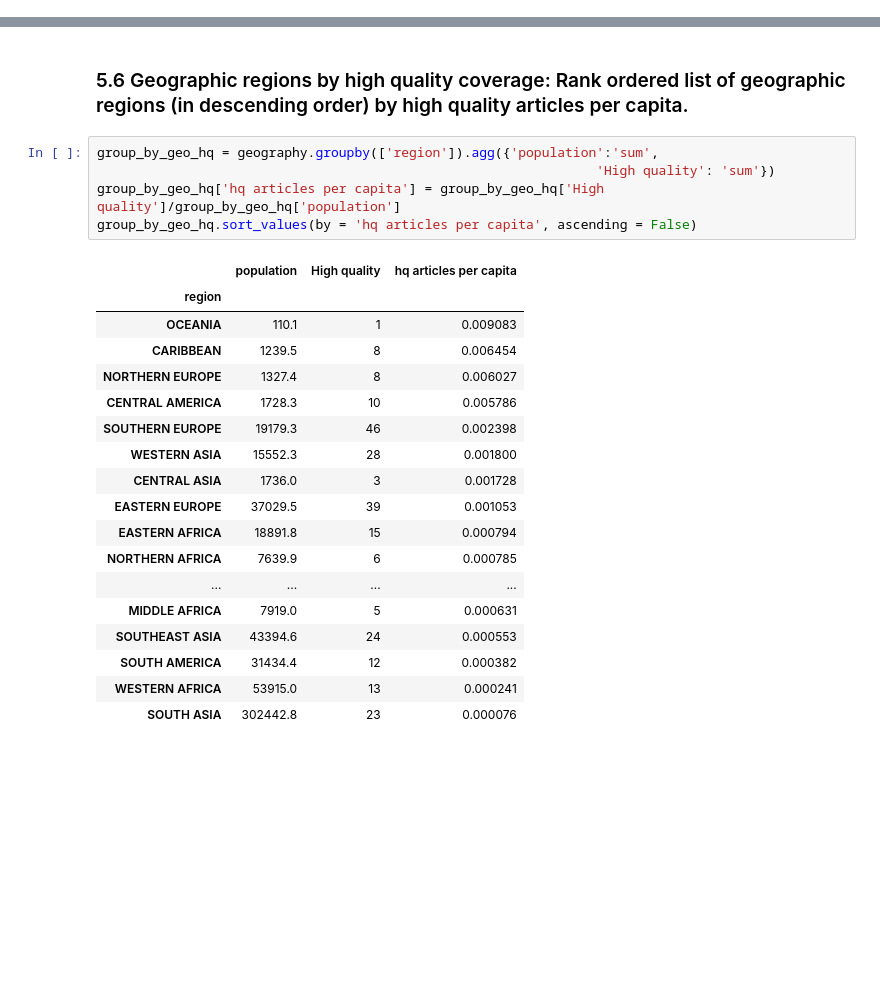
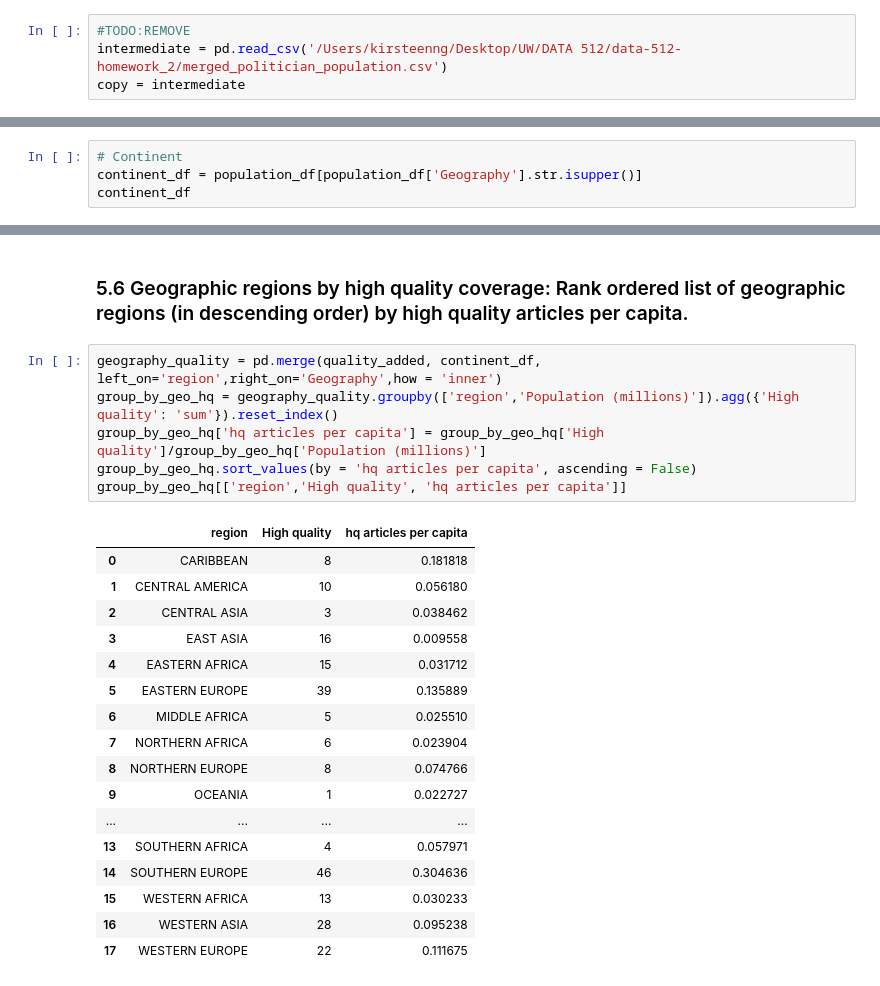
Before and after one commit to Kirsteenng/Human-Centered-Design, a Jupyter notebook: data-512-homework_2/HW2.ipynb, the cells around one changed output, grey strips where cells are left out. Cells and saved outputs as stored; diff of their text form; blank space fills up the shorter version.

```diff
--- a/data-512-homework_2/HW2.ipynb
+++ b/data-512-homework_2/HW2.ipynb
@@ -312,6 +312,10 @@ bottom_10_coverage
 # %% [markdown]
 ### Studying countries with high quality articles.
 First lets label the articles based on the predicted ranking. GA or FA is considered High quality and label as 1 and others are Not High and labelled as 0.
+# %%
+#TODO:REMOVE
+intermediate = pd.read_csv('/Users/kirsteenng/Desktop/UW/DATA 512/data-512-homework_2/merged_politician_population.csv')
+copy = intermediate
 # %%
 quality_added = copy
 quality_added = quality_added[quality_added['population'] > 0]
@@ -369,0 +374,4 @@ bottom_10_quality
+# %%
+# Continent
+continent_df = population_df[population_df['Geography'].str.isupper()]
+continent_df
@@ -395,26 +421,26 @@ group_by_geo.sort_values(by = 'total articles per capita', ascending = False)
 # %% [markdown]
 ### 5.6 Geographic regions by high quality coverage: Rank ordered list of geographic regions (in descending order) by high quality articles per capita.
 # %%
-group_by_geo_hq = geography.groupby(['region']).agg({'population':'sum',
-                                                                'High quality': 'sum'})
-group_by_geo_hq['hq articles per capita'] = group_by_geo_hq['High quality']/group_by_geo_hq['population']
+geography_quality = pd.merge(quality_added, continent_df, left_on='region',right_on='Geography',how = 'inner')
+group_by_geo_hq = geography_quality.groupby(['region','Population (millions)']).agg({'High quality': 'sum'}).reset_index()
+group_by_geo_hq['hq articles per capita'] = group_by_geo_hq['High quality']/group_by_geo_hq['Population (millions)']
 group_by_geo_hq.sort_values(by = 'hq articles per capita', ascending = False)
+group_by_geo_hq[['region','High quality', 'hq articles per capita']]
 # %% [output]
-|  | population | High quality | hq articles per capita |
-| region |  |  |  |
-| OCEANIA | 110.1 | 1 | 0.009083 |
-| CARIBBEAN | 1239.5 | 8 | 0.006454 |
-| NORTHERN EUROPE | 1327.4 | 8 | 0.006027 |
-| CENTRAL AMERICA | 1728.3 | 10 | 0.005786 |
-| SOUTHERN EUROPE | 19179.3 | 46 | 0.002398 |
-| WESTERN ASIA | 15552.3 | 28 | 0.001800 |
-| CENTRAL ASIA | 1736.0 | 3 | 0.001728 |
-| EASTERN EUROPE | 37029.5 | 39 | 0.001053 |
-| EASTERN AFRICA | 18891.8 | 15 | 0.000794 |
-| NORTHERN AFRICA | 7639.9 | 6 | 0.000785 |
+|  | region | High quality | hq articles per capita |
+| 0 | CARIBBEAN | 8 | 0.181818 |
+| 1 | CENTRAL AMERICA | 10 | 0.056180 |
+| 2 | CENTRAL ASIA | 3 | 0.038462 |
+| 3 | EAST ASIA | 16 | 0.009558 |
+| 4 | EASTERN AFRICA | 15 | 0.031712 |
+| 5 | EASTERN EUROPE | 39 | 0.135889 |
+| 6 | MIDDLE AFRICA | 5 | 0.025510 |
+| 7 | NORTHERN AFRICA | 6 | 0.023904 |
+| 8 | NORTHERN EUROPE | 8 | 0.074766 |
+| 9 | OCEANIA | 1 | 0.022727 |
 | ... | ... | ... | ... |
-| MIDDLE AFRICA | 7919.0 | 5 | 0.000631 |
-| SOUTHEAST ASIA | 43394.6 | 24 | 0.000553 |
-| SOUTH AMERICA | 31434.4 | 12 | 0.000382 |
-| WESTERN AFRICA | 53915.0 | 13 | 0.000241 |
-| SOUTH ASIA | 302442.8 | 23 | 0.000076 |
+| 13 | SOUTHERN AFRICA | 4 | 0.057971 |
+| 14 | SOUTHERN EUROPE | 46 | 0.304636 |
+| 15 | WESTERN AFRICA | 13 | 0.030233 |
+| 16 | WESTERN ASIA | 28 | 0.095238 |
+| 17 | WESTERN EUROPE | 22 | 0.111675 |
```
Also changed, not shown: parts of 5 cells of this notebook, 2 other files.
